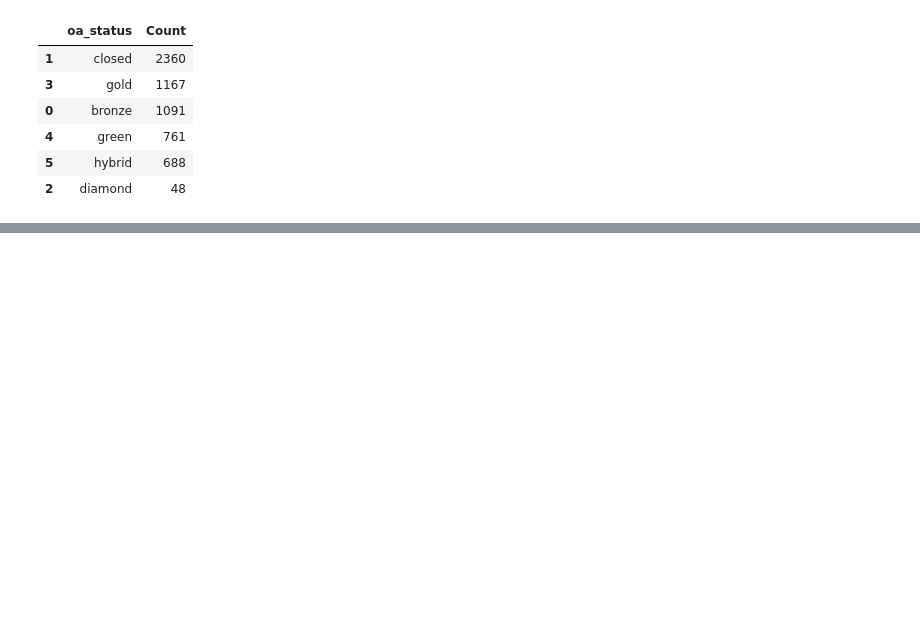
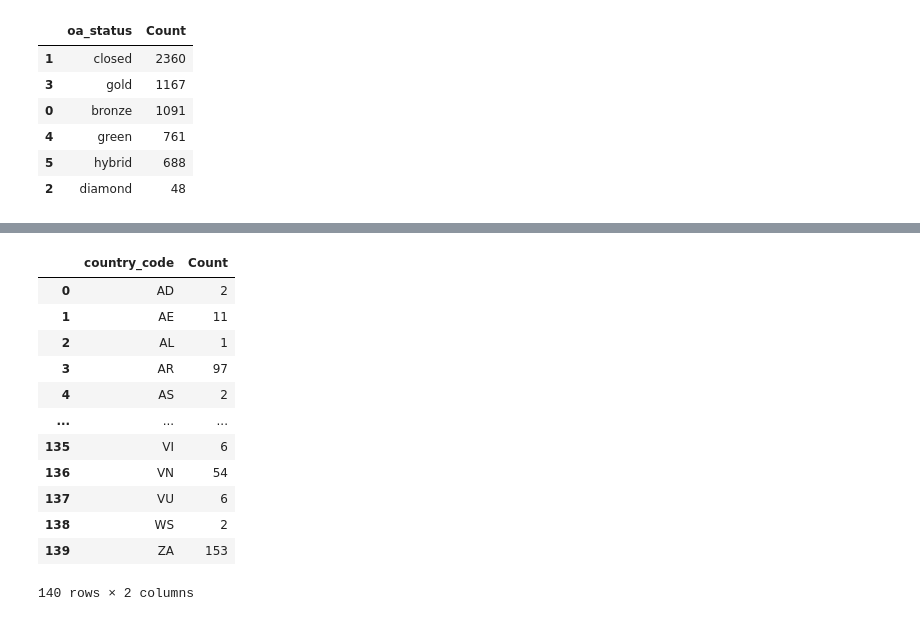
Before and after one commit to poppy-nicolette/IPCC_corpus, a Jupyter notebook: Corpus/descriptive_analysis/descriptive_analysis.ipynb, the cells around one changed output, grey strips where cells are left out. Drawn from its saved outputs; the diff is of its cells as text; code cells hidden in the pictures; blank space fills up the shorter version.

```diff
--- a/Corpus/descriptive_analysis/descriptive_analysis.ipynb
+++ b/Corpus/descriptive_analysis/descriptive_analysis.ipynb
@@ -182,0 +174,21 @@ country_df.head(5)
+# %%
+country_code_df = pd.DataFrame(country_df.groupby(['institution_country_code'])['institution_country_code'].count()).unstack()
+country_code_df = country_code_df.reset_index()
+country_code_df.drop(columns=["level_0"],inplace=True)
+country_code_df = country_code_df.rename(columns={'institution_country_code':'country_code',0:'Count'})
+country_code_df.to_excel("tables/country_code.xlsx")
+country_code_df
+# %% [output]
+|  | country_code | Count |
+| 0 | AD | 2 |
+| 1 | AE | 11 |
+| 2 | AL | 1 |
+| 3 | AR | 97 |
+| 4 | AS | 2 |
+| ... | ... | ... |
+| 135 | VI | 6 |
+| 136 | VN | 54 |
+| 137 | VU | 6 |
+| 138 | WS | 2 |
+| 139 | ZA | 153 |
+140 rows × 2 columns
```
Also changed, not shown: parts of 6 cells of this notebook, 7 other files.
